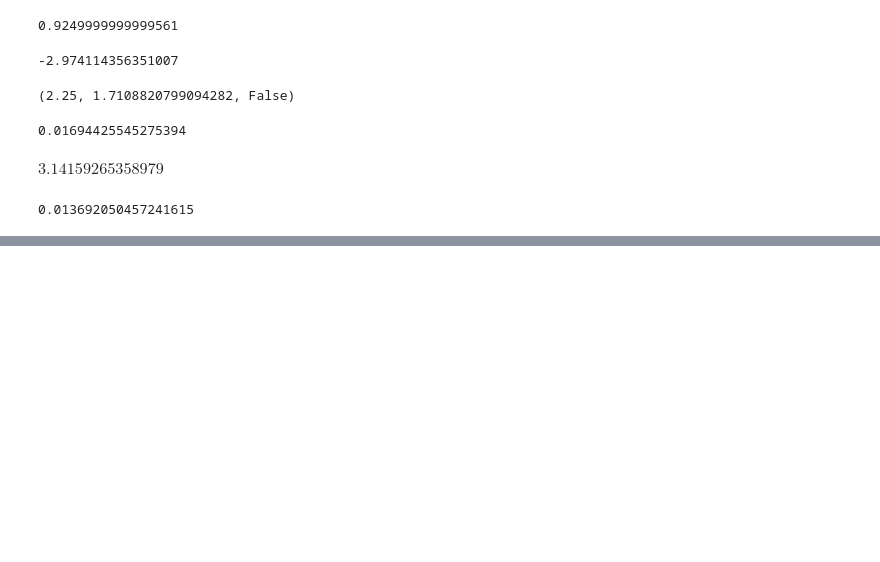
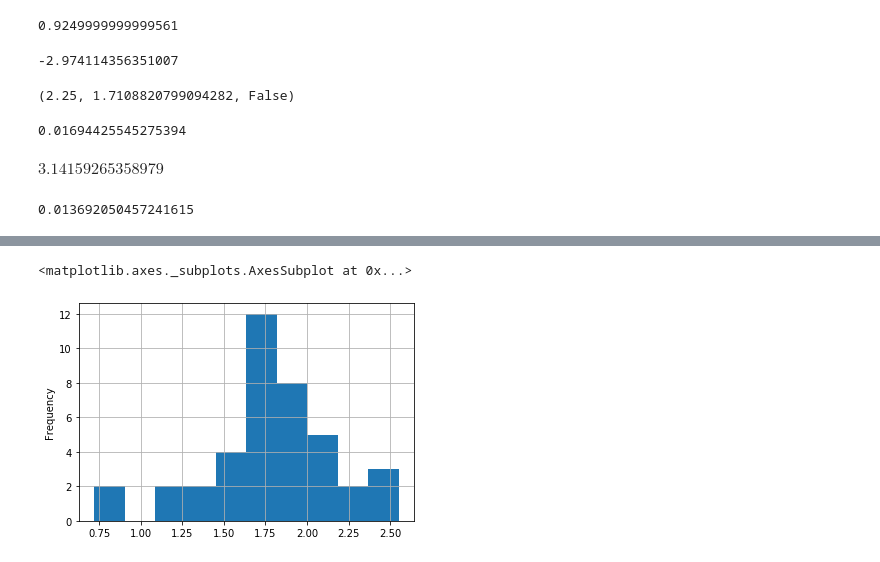
Before and after one commit to renyuanL/_ryProb2020, a Jupyter notebook: probCh04_draft.ipynb, the cells around one changed output, grey strips where cells are left out. Cells and saved outputs as stored; diff of their text form; code cells hidden in the pictures; blank space fills up the shorter version.

```diff
--- a/probCh04_draft.ipynb
+++ b/probCh04_draft.ipynb
@@ -474,0 +572,5 @@ prob
+# %%
+pdX.plot(kind='hist', grid=True)
+# %% [output]
+<matplotlib.axes._subplots.AxesSubplot at 0x...>
+[figure, added]
```
Also changed, not shown: parts of 12 cells of this notebook, 2 other files.
